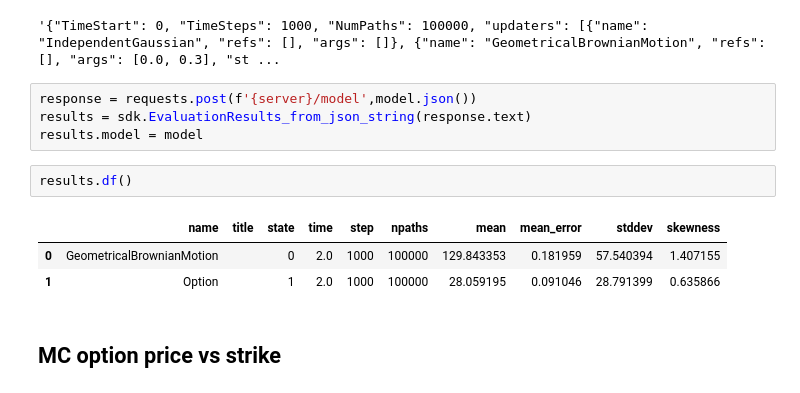
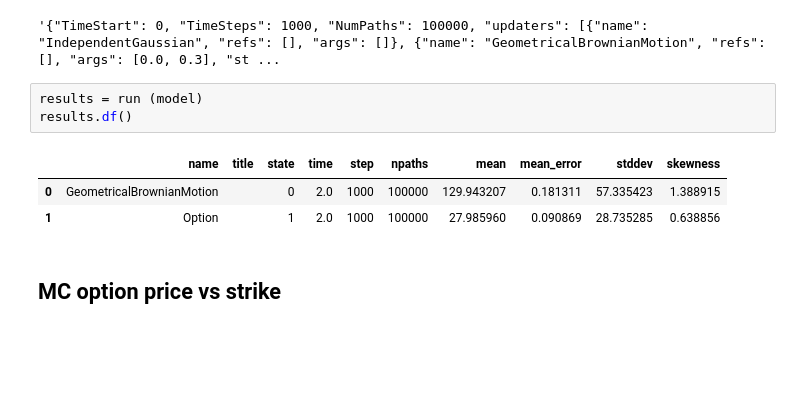
Before and after one commit to AlexanderZvyagin/MonteCarlo-SDK, a Jupyter notebook: python/notebooks/t3_FinanceOption.ipynb, the cells around one changed output. Drawn from its saved outputs; the diff is of its cells as text; blank space fills up the shorter version.

```diff
--- a/python/notebooks/t3_FinanceOption.ipynb
+++ b/python/notebooks/t3_FinanceOption.ipynb
@@ -28,16 +28,13 @@ model.evaluations.append(sdk.EvaluationPoint(0,2))
 model.json()
 # %% [output]
 '{"TimeStart": 0, "TimeSteps": 1000, "NumPaths": 100000, "updaters": [{"name": "IndependentGaussian", "refs": [], "args": []}, {"name": "GeometricalBrownianMotion", "refs": [], "args": [0.0, 0.3], "st ...
-# %%
-response = requests.post(f'{server}/model',model.json())
-results = sdk.EvaluationResults_from_json_string(response.text)
-results.model = model
 # %%
+results = run (model)
 results.df()
 # %% [output]
 |  | name | title | state | time | step | npaths | mean | mean_error | stddev | skewness |
-| 0 | GeometricalBrownianMotion |  | 0 | 2.0 | 1000 | 100000 | 129.843353 | 0.181959 | 57.540394 | 1.407155 |
-| 1 | Option |  | 1 | 2.0 | 1000 | 100000 | 28.059195 | 0.091046 | 28.791399 | 0.635866 |
+| 0 | GeometricalBrownianMotion |  | 0 | 2.0 | 1000 | 100000 | 129.943207 | 0.181311 | 57.335423 | 1.388915 |
+| 1 | Option |  | 1 | 2.0 | 1000 | 100000 | 27.985960 | 0.090869 | 28.735285 | 0.638856 |
 # %% [markdown]
 ## MC option price vs strike
 # %%
```
Also changed, not shown: parts of 2 cells of this notebook, 2 other files.
